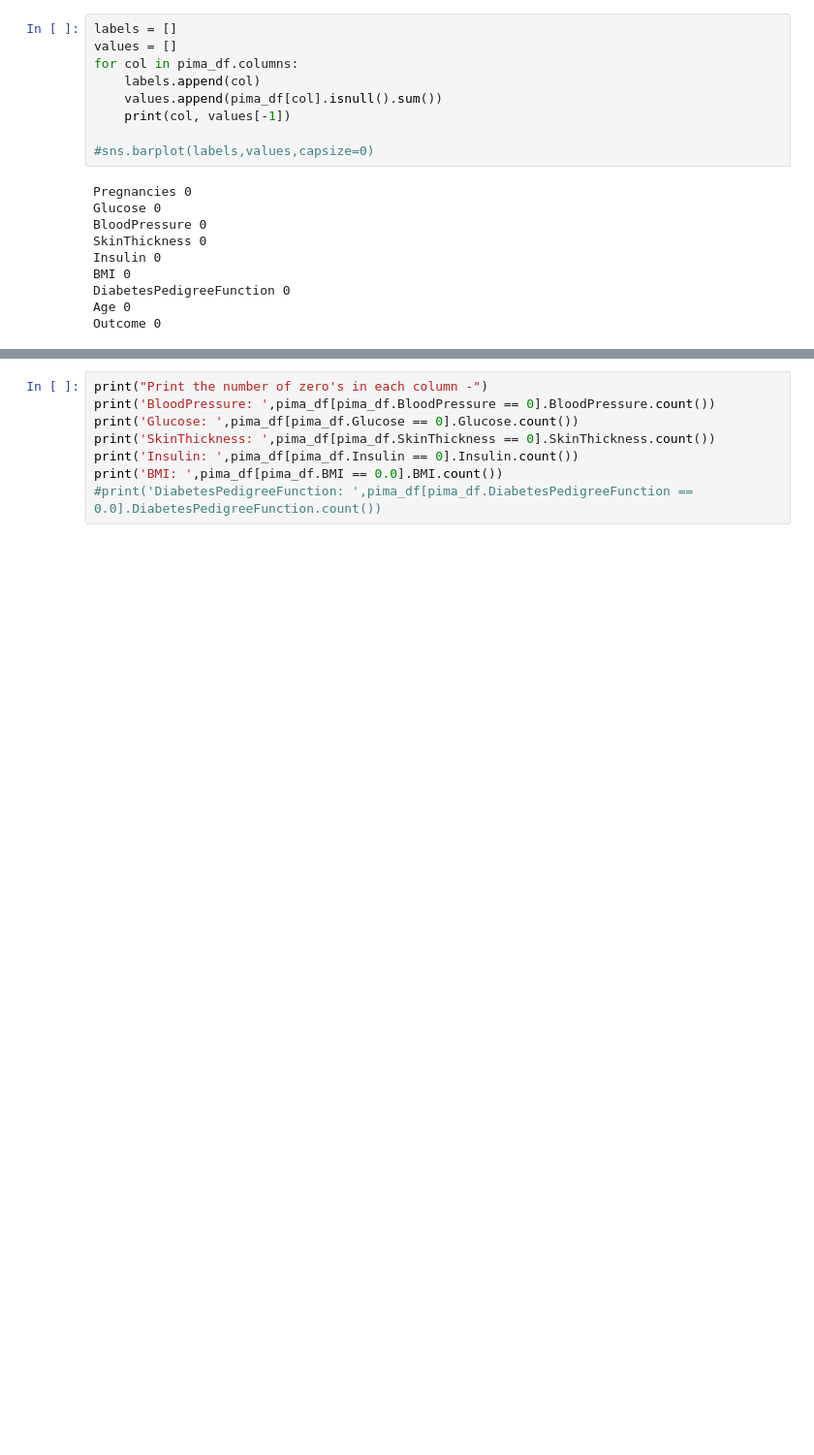
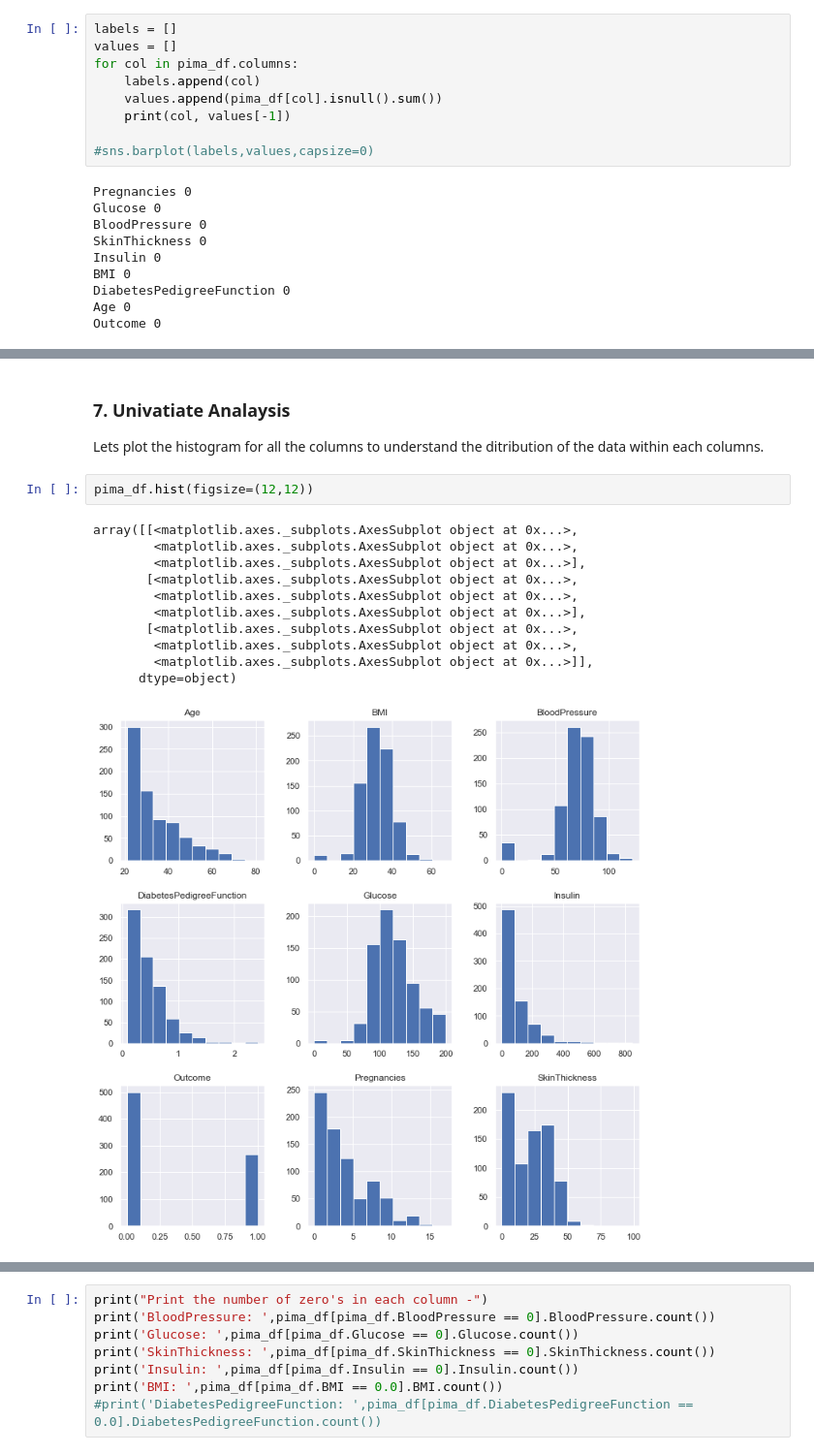
Before and after one commit to divya-r-kamat/AI_ML_Projects, a Jupyter notebook: python/project/module_1/EDA - Pima Diabetes.ipynb, the cells around one changed output, grey strips where cells are left out. Shown at 97% size. Cells and saved outputs as stored; diff of their text form; blank space fills up the shorter version.

```diff
--- a/python/project/module_1/EDA - Pima Diabetes.ipynb
+++ b/python/project/module_1/EDA - Pima Diabetes.ipynb
@@ -144,0 +166,18 @@ The dataset doesnot have any missing values (NaN).However, looking at the minimu
+# %% [markdown]
+### 7. Univatiate Analaysis
+
+Lets plot the histogram for all the columns to understand the ditribution of the data within each columns.
+# %%
+pima_df.hist(figsize=(12,12))
+# %% [output]
+array([[<matplotlib.axes._subplots.AxesSubplot object at 0x...>,
+        <matplotlib.axes._subplots.AxesSubplot object at 0x...>,
+        <matplotlib.axes._subplots.AxesSubplot object at 0x...>],
+       [<matplotlib.axes._subplots.AxesSubplot object at 0x...>,
+        <matplotlib.axes._subplots.AxesSubplot object at 0x...>,
+        <matplotlib.axes._subplots.AxesSubplot object at 0x...>],
+       [<matplotlib.axes._subplots.AxesSubplot object at 0x...>,
+        <matplotlib.axes._subplots.AxesSubplot object at 0x...>,
+        <matplotlib.axes._subplots.AxesSubplot object at 0x...>]],
+      dtype=object)
+[figure, added]
```
Also changed, not shown: parts of 57 cells of this notebook.
